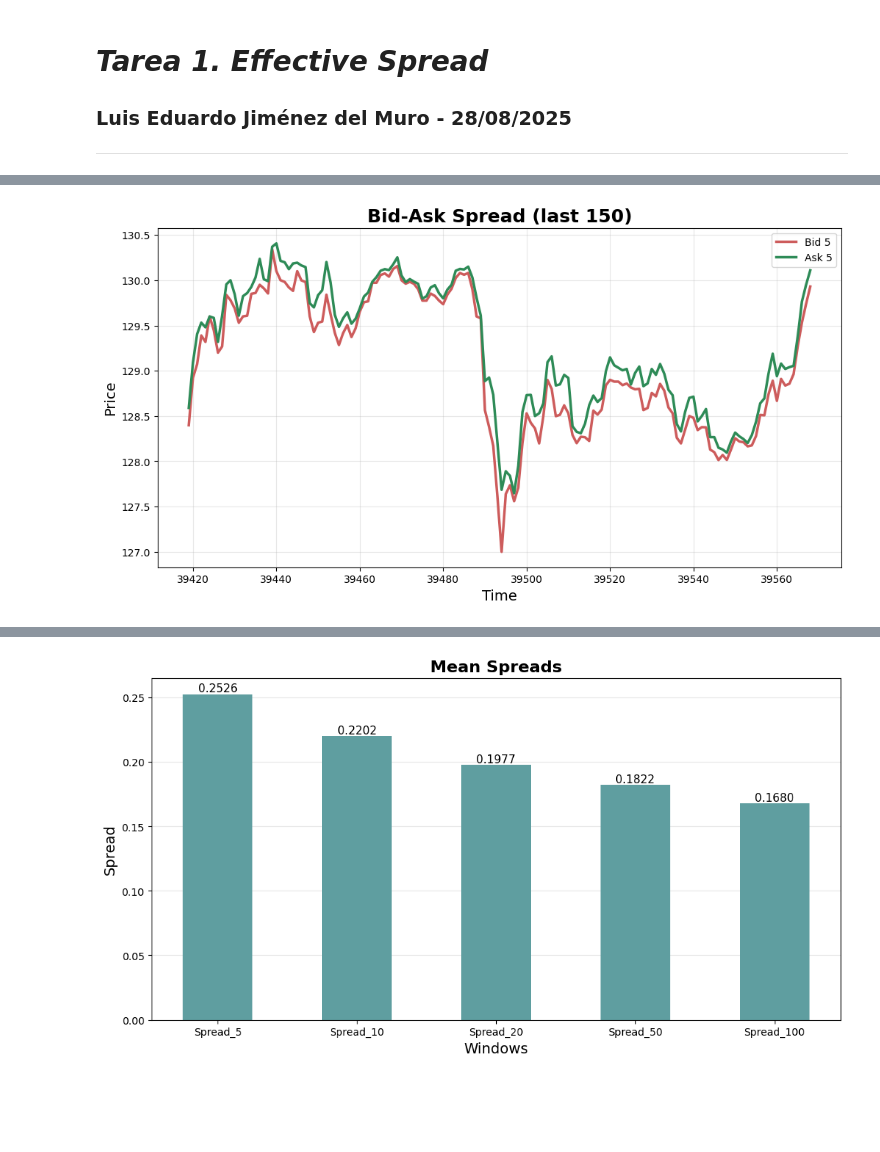
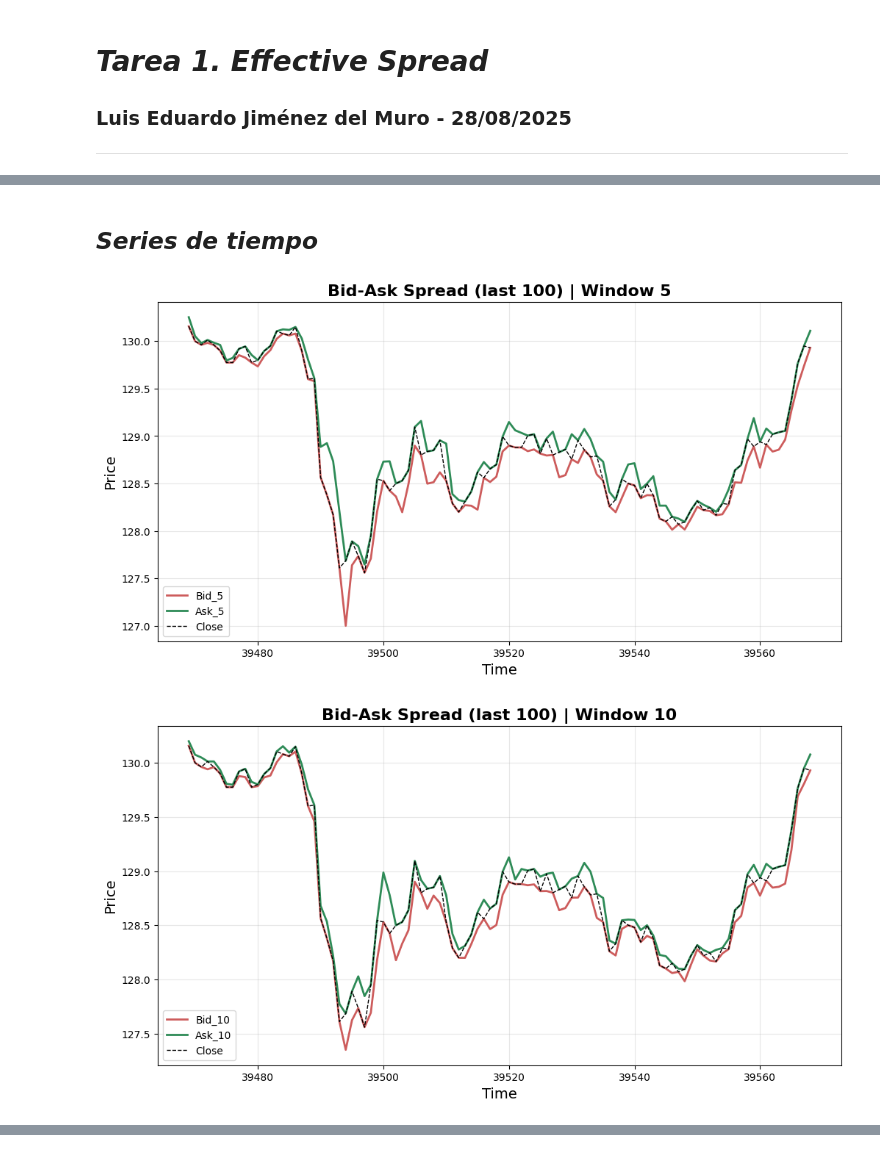
Before and after one commit to luisejdm/Microestructura_y_Sistemas_de_Trading, a Jupyter notebook: Tareas/Tarea01.ipynb, the cells around one changed output, grey strips where cells are left out. Cells and saved outputs as stored; diff of their text form; code cells hidden in the pictures; blank space fills up the shorter version.

```diff
--- a/Tareas/Tarea01.ipynb
+++ b/Tareas/Tarea01.ipynb
@@ -80,13 +74,0 @@ plt.show()
-# %%
-mean_spreads = [data[f'Spread_{window}'].mean() for window in windows]
-plt.figure(figsize=(12, 6))
-plt.bar([f'Spread_{window}' for window in windows], mean_spreads, color='cadetblue', zorder=2, width=0.5)
-
-for i, v in enumerate(mean_spreads):
-    plt.text(i, v, f'{v:.4f}', ha='center', va='bottom', fontsize=11)
-
-plt.title('Mean Spreads', fontsize=18)
-plt.ylabel('Spread', fontsize=14)
-plt.xlabel('Windows', fontsize=14)
-plt.grid(alpha=0.3, zorder=0, axis='y')
-plt.show()
@@ -94,0 +77,12 @@ plt.show()
+# %%
+for bid in bid_ask.filter(like='Bid').columns:
+    plt.figure()
+    plt.plot(bid_ask[bid].tail(100), label=bid, color='indianred', lw=2)
+    plt.plot(bid_ask[bid.replace('Bid', 'Ask')].tail(100), label=bid.replace('Bid', 'Ask'), color='seagreen', lw=2)
+    plt.plot(data['Close'].tail(100), label='Close', color='k', lw=1, alpha=1, ls='--')
+    plt.title(f'Bid-Ask Spread (last 100) | Window {bid.split("_")[-1]}')
+    plt.xlabel('Time', fontsize=14)
+    plt.ylabel('Price', fontsize=14)
+    plt.legend()
+    plt.grid(alpha=0.3)
+    plt.show()
@@ -137,12 +144,17 @@ bid_ask
+# %% [markdown]
+## *Series de tiempo*
 # %%
-plt.figure(figsize=(12, 6))
-plt.plot(bid_ask['Bid_5'].tail(150), label='Bid 5', color='indianred', lw=2.5)
-plt.plot(bid_ask['Ask_5'].tail(150), label='Ask 5', color='seagreen', lw=2.5)
-plt.title('Bid-Ask Spread (last 150)', fontsize=18)
-plt.xlabel('Time', fontsize=14)
-plt.ylabel('Price', fontsize=14)
-plt.legend()
-plt.grid(alpha=0.3)
-plt.show()
+for bid in bid_ask.filter(like='Bid').columns:
+    plt.figure()
+    plt.plot(bid_ask[bid].tail(100), label=bid, color='indianred', lw=2)
+    plt.plot(bid_ask[bid.replace('Bid', 'Ask')].tail(100), label=bid.replace('Bid', 'Ask'), color='seagreen', lw=2)
+    plt.plot(data['Close'].tail(100), label='Close', color='k', lw=1, alpha=1, ls='--')
+    plt.title(f'Bid-Ask Spread (last 100) | Window {bid.split("_")[-1]}')
+    plt.xlabel('Time', fontsize=14)
+    plt.ylabel('Price', fontsize=14)
+    plt.legend()
+    plt.grid(alpha=0.3)
+    plt.show()
 # %% [output]
-[figure, old version]
+[figure, new version]
+[figure, added]
@@ -149,15 +163,0 @@ plt.show()
-# %%
-mean_spreads = [data[f'Spread_{window}'].mean() for window in windows]
-plt.figure(figsize=(12, 6))
-plt.bar([f'Spread_{window}' for window in windows], mean_spreads, color='cadetblue', zorder=2, width=0.5)
-
-for i, v in enumerate(mean_spreads):
-    plt.text(i, v, f'{v:.4f}', ha='center', va='bottom', fontsize=11)
-
-plt.title('Mean Spreads')
-plt.ylabel('Spread')
-plt.xlabel('Windows')
-plt.grid(zorder=0, axis='y')
-plt.show()
-# %% [output]
-[figure, removed]
```
Also changed, not shown: parts of 13 cells of this notebook.
